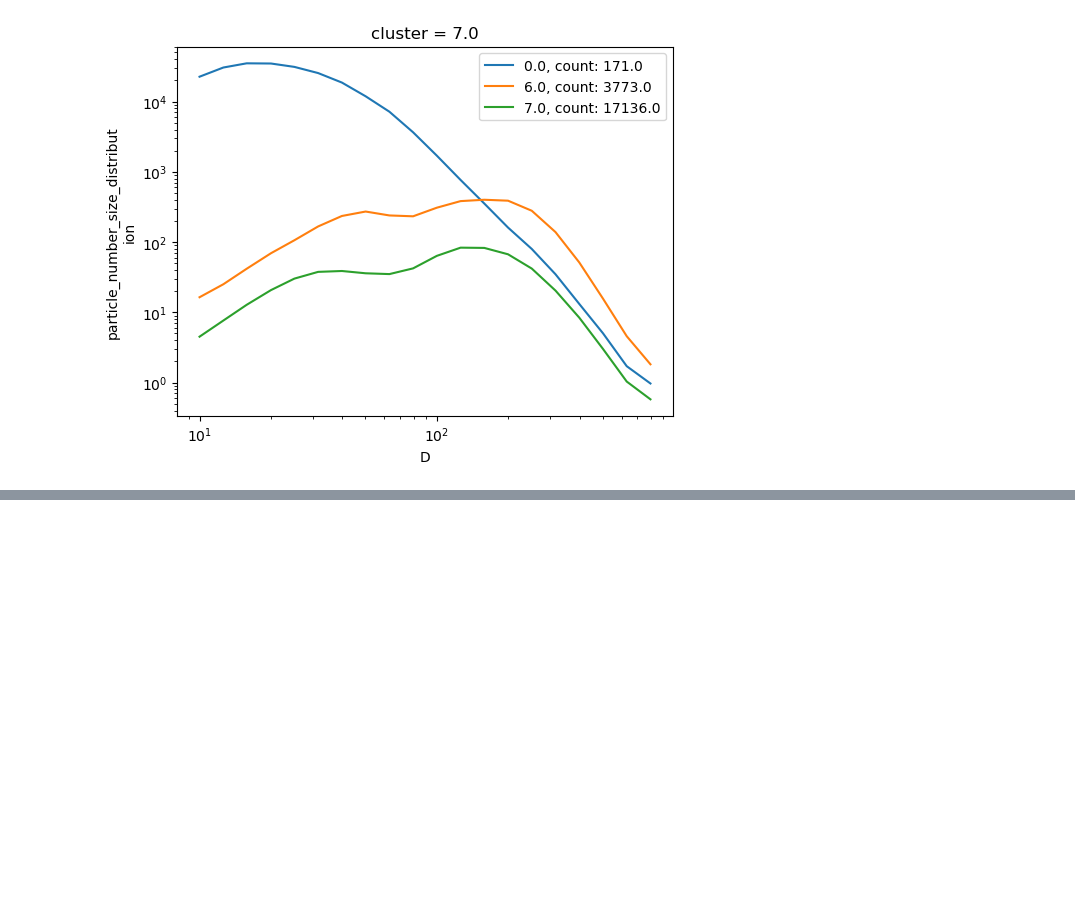
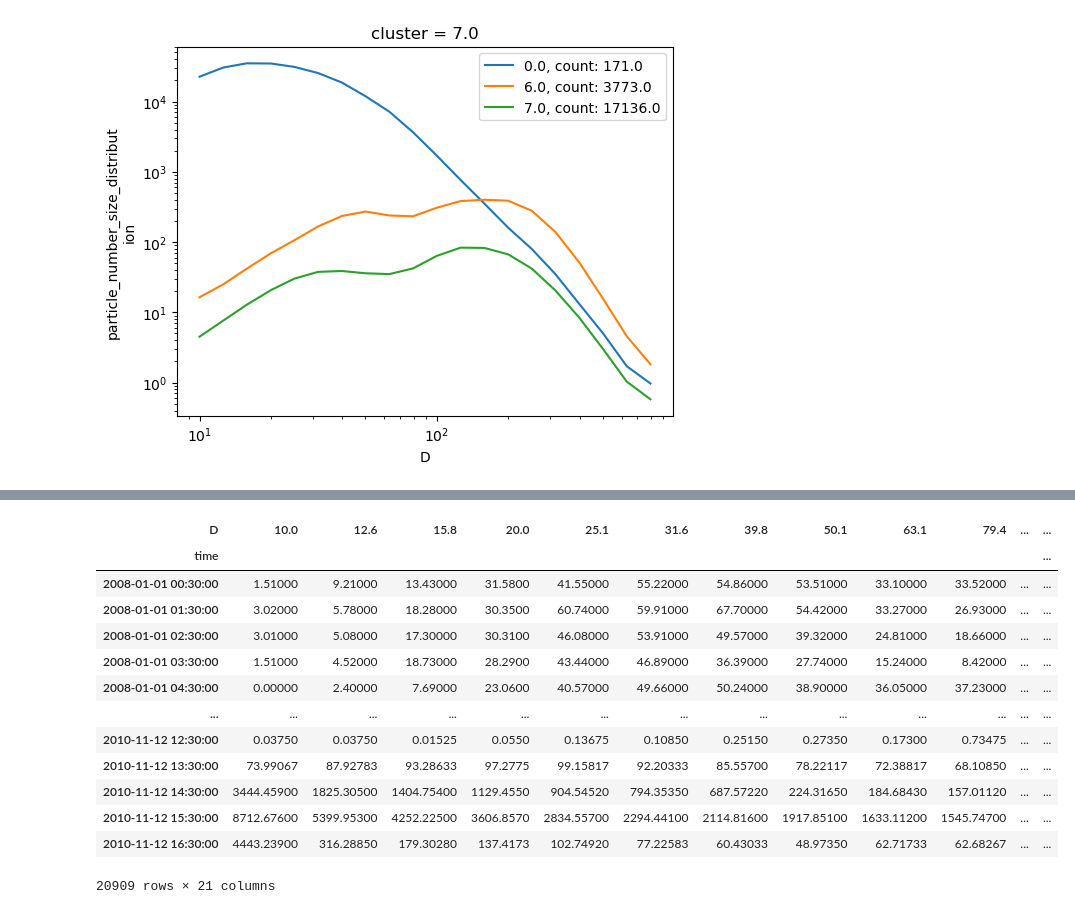
Before and after one commit to eScience-course/-Tjaernoe2022-group1, a Jupyter notebook: notebooks/Stefan/K-means_for_filtering_sizedist_Stef.ipynb, the cells around one changed output, grey strips where cells are left out. Saved outputs shown, nothing was run; the diff lists cells and outputs as text; code cells hidden in the pictures; blank space fills up the shorter version.

```diff
--- a/notebooks/Stefan/K-means_for_filtering_sizedist_Stef.ipynb
+++ b/notebooks/Stefan/K-means_for_filtering_sizedist_Stef.ipynb
@@ -294,0 +312,18 @@ plt.yscale('log')
+# %%
+dfdn_ma = dfdn[dfdn["cluster"]>5]
+dfdn_ma
+# %% [output]
+| D | 10.0 | 12.6 | 15.8 | 20.0 | 25.1 | 31.6 | 39.8 | 50.1 | 63.1 | 79.4 | ... | ... |
+| time |  |  |  |  |  |  |  |  |  |  |  | ... |
+| 2008-01-01 00:30:00 | 1.51000 | 9.21000 | 13.43000 | 31.5800 | 41.55000 | 55.22000 | 54.86000 | 53.51000 | 33.10000 | 33.52000 | ... | ... |
+| 2008-01-01 01:30:00 | 3.02000 | 5.78000 | 18.28000 | 30.3500 | 60.74000 | 59.91000 | 67.70000 | 54.42000 | 33.27000 | 26.93000 | ... | ... |
+| 2008-01-01 02:30:00 | 3.01000 | 5.08000 | 17.30000 | 30.3100 | 46.08000 | 53.91000 | 49.57000 | 39.32000 | 24.81000 | 18.66000 | ... | ... |
+| 2008-01-01 03:30:00 | 1.51000 | 4.52000 | 18.73000 | 28.2900 | 43.44000 | 46.89000 | 36.39000 | 27.74000 | 15.24000 | 8.42000 | ... | ... |
+| 2008-01-01 04:30:00 | 0.00000 | 2.40000 | 7.69000 | 23.0600 | 40.57000 | 49.66000 | 50.24000 | 38.90000 | 36.05000 | 37.23000 | ... | ... |
+| ... | ... | ... | ... | ... | ... | ... | ... | ... | ... | ... | ... | ... |
+| 2010-11-12 12:30:00 | 0.03750 | 0.03750 | 0.01525 | 0.0550 | 0.13675 | 0.10850 | 0.25150 | 0.27350 | 0.17300 | 0.73475 | ... | ... |
+| 2010-11-12 13:30:00 | 73.99067 | 87.92783 | 93.28633 | 97.2775 | 99.15817 | 92.20333 | 85.55700 | 78.22117 | 72.38817 | 68.10850 | ... | ... |
+| 2010-11-12 14:30:00 | 3444.45900 | 1825.30500 | 1404.75400 | 1129.4550 | 904.54520 | 794.35350 | 687.57220 | 224.31650 | 184.68430 | 157.01120 | ... | ... |
+| 2010-11-12 15:30:00 | 8712.67600 | 5399.95300 | 4252.22500 | 3606.8570 | 2834.55700 | 2294.44100 | 2114.81600 | 1917.85100 | 1633.11200 | 1545.74700 | ... | ... |
+| 2010-11-12 16:30:00 | 4443.23900 | 316.28850 | 179.30280 | 137.4173 | 102.74920 | 77.22583 | 60.43033 | 48.97350 | 62.71733 | 62.68267 | ... | ... |
+20909 rows × 21 columns
```
Also changed, not shown: parts of 3 cells of this notebook.
